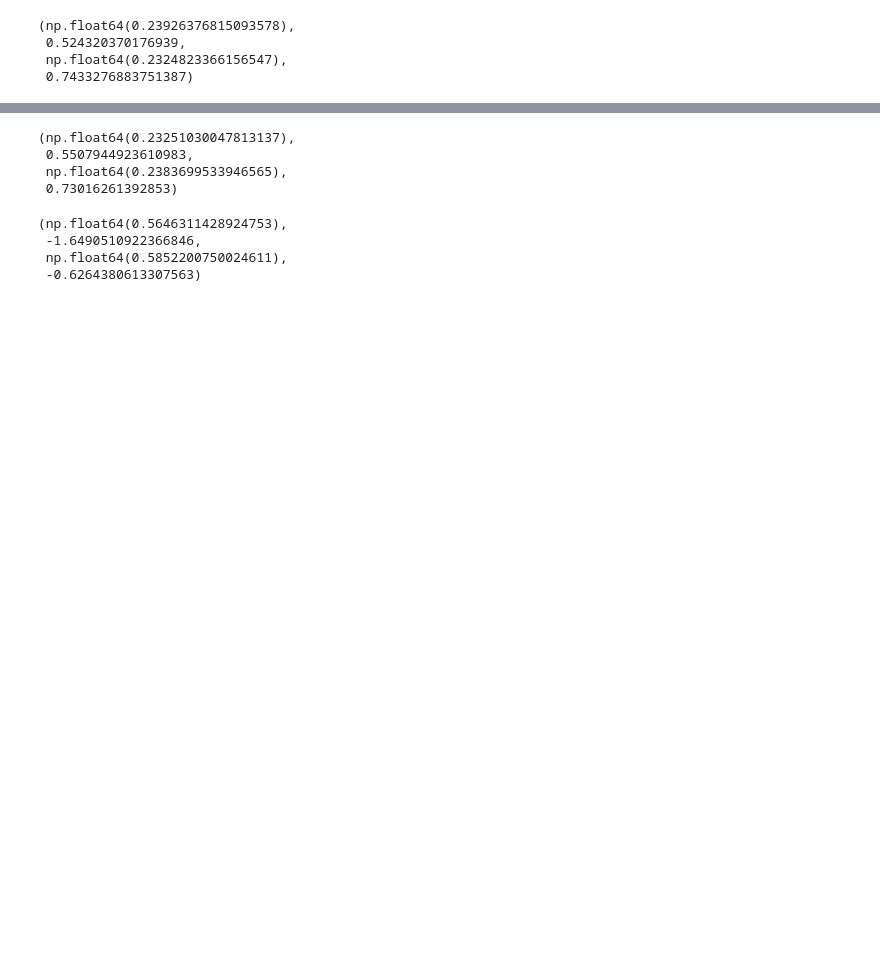
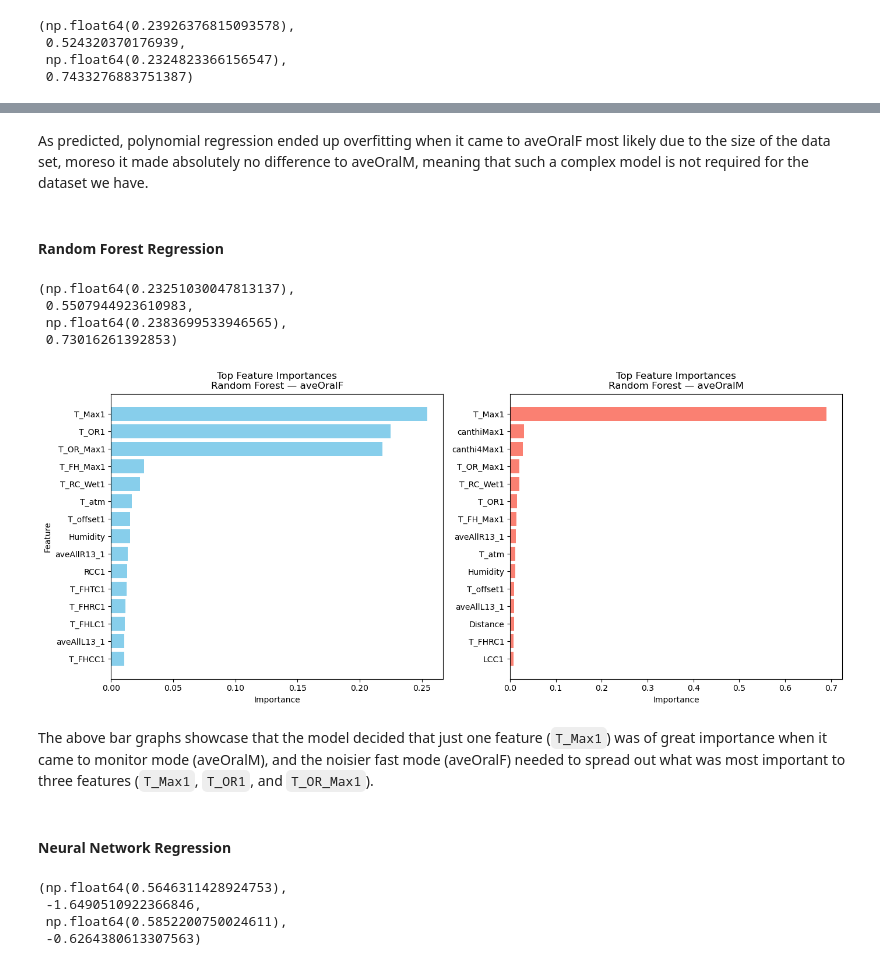
Before and after one commit to zombonline/MachineLearningCoursework, a Jupyter notebook: coursework.ipynb, the cells around one changed output, grey strips where cells are left out. Cells and saved outputs as stored; diff of their text form; code cells hidden in the pictures; blank space fills up the shorter version.

```diff
--- a/coursework.ipynb
+++ b/coursework.ipynb
@@ -286,3 +380,7 @@ rmse_F, r2_F, rmse_M, r2_M
+# %% [markdown]
+As predicted, polynomial regression ended up overfitting when it came to aveOralF most likely due to the size of the data set, moreso it made absolutely no difference to aveOralM, meaning that such a complex model is not required for the dataset we have.
+# %% [markdown]
+#### Random Forest Regression
 # %%
 from sklearn.ensemble import RandomForestRegressor
 # Create the full pipeline including the preprocessor and the model
@@ -292,29 +390,70 @@ rf_pipeline_F = Pipeline([
     ('model', RandomForestRegressor(n_estimators=200, random_state=42))
 ])
 
-rf_pipeline_F.fit(X_train_F, y_train_F)
-y_pred_rf_F = rf_pipeline_F.predict(X_test_F)
+rf_pipeline_F.fit(features_train_F, targets_train_F)
+targets_pred_rf_F = rf_pipeline_F.predict(features_test_F)
 
-rmse_rf_F = np.sqrt(mean_squared_error(y_test_F, y_pred_rf_F))
-r2_rf_F = r2_score(y_test_F, y_pred_rf_F)
-
+rmse_rf_F = np.sqrt(mean_squared_error(targets_test_F, targets_pred_rf_F))
+r2_rf_F = r2_score(targets_test_F, targets_pred_rf_F)
 rf_pipeline_M = Pipeline([
     ('preprocessor', preprocessor),
     ('model', RandomForestRegressor(n_estimators=200, random_state=42))
 ])
 
-rf_pipeline_M.fit(X_train_M, y_train_M)
-y_pred_rf_M = rf_pipeline_M.predict(X_test_M)
+rf_pipeline_M.fit(features_train_M, targets_train_M)
+targets_pred_rf_M = rf_pipeline_M.predict(features_test_M)
 
-rmse_rf_M = np.sqrt(mean_squared_error(y_test_M, y_pred_rf_M))
-r2_rf_M = r2_score(y_test_M, y_pred_rf_M)
-
+rmse_rf_M = np.sqrt(mean_squared_error(targets_test_M, targets_pred_rf_M))
+r2_rf_M = r2_score(targets_test_M, targets_pred_rf_M)
 rmse_rf_F, r2_rf_F, rmse_rf_M, r2_rf_M
 # %% [output]
 (np.float64(0.23251030047813137),
  0.5507944923610983,
  np.float64(0.2383699533946565),
  0.73016261392853)
+# %%
+import matplotlib.pyplot as plt
+import numpy as np
+
+# Extract final feature names after preprocessing
+feature_names_num = numerical_features
+
+feature_names_cat = rf_pipeline_F.named_steps["preprocessor"] \
+    .named_transformers_["cat"].named_steps["encoder"] \
+    .get_feature_names_out(categorical_features)
+
+all_feature_names = np.concatenate([feature_names_num, feature_names_cat])
+
+importances_F = rf_pipeline_F.named_steps["model"].feature_importances_
+importances_M = rf_pipeline_M.named_steps["model"].feature_importances_
+
+
+# Sort importances and select top features
+top_n = 15
+idx_F = np.argsort(importances_F)[-top_n:]
+idx_M = np.argsort(importances_M)[-top_n:]
+
+fig, axes = plt.subplots(1, 2, figsize=(14, 6), sharey=False)
+
+# --- Plot for aveOralF ---
+axes[0].barh(all_feature_names[idx_F], importances_F[idx_F], color='skyblue')
+axes[0].set_title("Top Feature Importances\nRandom Forest — aveOralF")
+axes[0].set_xlabel("Importance")
+axes[0].set_ylabel("Feature")
+
+# --- Plot for aveOralM ---
+axes[1].barh(all_feature_names[idx_M], importances_M[idx_M], color='salmon')
+axes[1].set_title("Top Feature Importances\nRandom Forest — aveOralM")
+axes[1].set_xlabel("Importance")
+
+plt.tight_layout()
+plt.show()
+# %% [output]
+[figure, added]
+# %% [markdown]
+The above bar graphs showcase that the model decided that just one feature (`T_Max1`) was of great importance when it came to monitor mode (aveOralM), and the noisier fast mode (aveOralF) needed to spread out what was most important to three features (`T_Max1`, `T_OR1`, and `T_OR_Max1`).
+# %% [markdown]
+#### Neural Network Regression
 # %%
 from sklearn.neural_network import MLPRegressor
 
```
Also changed, not shown: parts of 38 cells of this notebook.
